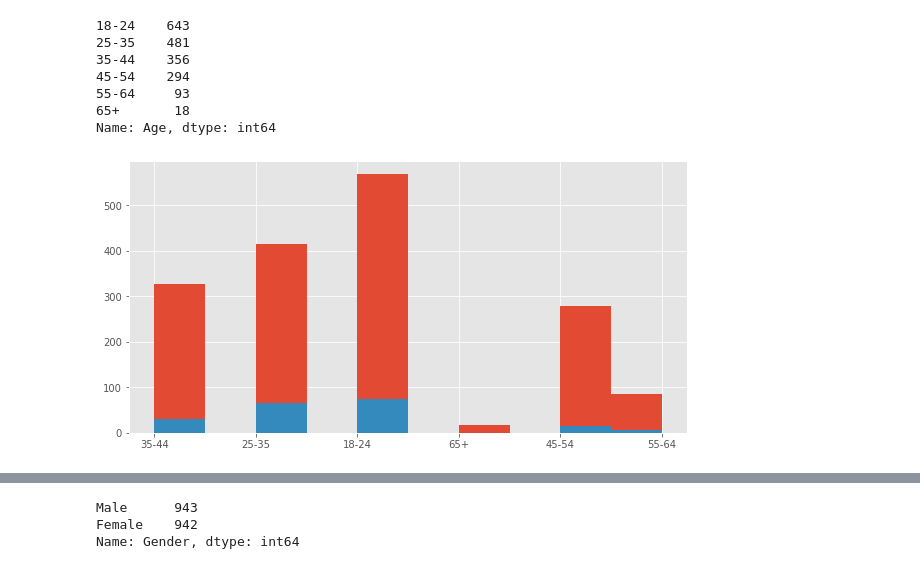
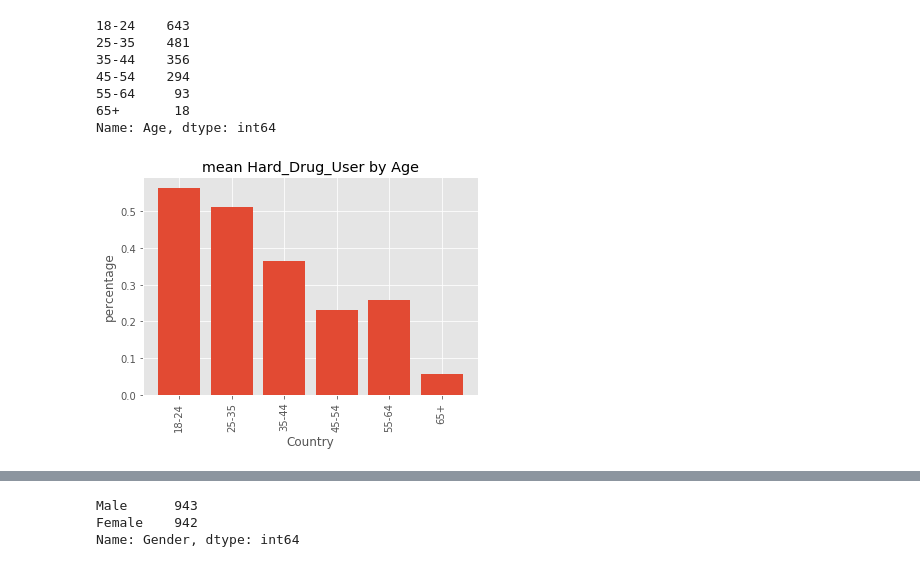
Before and after one commit to JVasquez5/Mod_3_Final_Project, a Jupyter notebook: student.ipynb, the cells around one changed output, grey strips where cells are left out. Saved outputs shown, nothing was run; the diff lists cells and outputs as text; code cells hidden in the pictures.

```diff
--- a/student.ipynb
+++ b/student.ipynb
@@ -175,7 +177,3 @@ df.head()
 | 3 | 0.49788 | -0.48246 | -0.05921 | 0.96082 | -0.31685 | -0.46725 | 0.80523 | -0.84732 | -1.62090 | -1.01450 | ... |
 | 4 | -0.95197 | 0.48246 | 1.16365 | 0.96082 | -0.31685 | -0.14882 | -0.80615 | -0.01928 | 0.59042 | 0.58489 | ... |
 | 5 | 0.49788 | 0.48246 | 1.98437 | 0.96082 | -0.31685 | 0.73545 | -1.63340 | -0.45174 | -0.30172 | 1.30612 | ... |
-# %%
-df['Crack_User'] = np.where(df['Crack'].isin(['CL2','CL3','CL4','CL5','CL6']), 1, 0) #Make Crack_User column
-# %%
-df = df.drop(['Crack'], axis=1) #Dropped Crack column
@@ -198,11 +214,3 @@ df['Age'].value_counts()
 55-64     93
 65+       18
 Name: Age, dtype: int64
-# %%
-import warnings
-warnings.filterwarnings('ignore')
-fig = plt.figure(figsize = (10,5))
-ax = fig.gca()
-df.groupby('Crack_User')['Age'].hist(ax=ax);
-# %% [output]
-[figure, removed]
@@ -210,0 +217,10 @@ df.groupby('Crack_User')['Age'].hist(ax=ax);
+# %%
+fig, ax = plt.subplots()
+ax.bar(df.groupby('Age')['Hard_Drug_User'].mean().index, df.groupby('Age')['Hard_Drug_User'].mean().values)
+ax.set_ylabel('percentage')
+ax.set_xlabel('Country')
+ax.set_title('mean Hard_Drug_User by Age')
+plt.xticks(rotation=90)
+plt.show()
+# %% [output]
+[figure, added]
```
Also changed, not shown: parts of 53 cells of this notebook, 1 other file.
